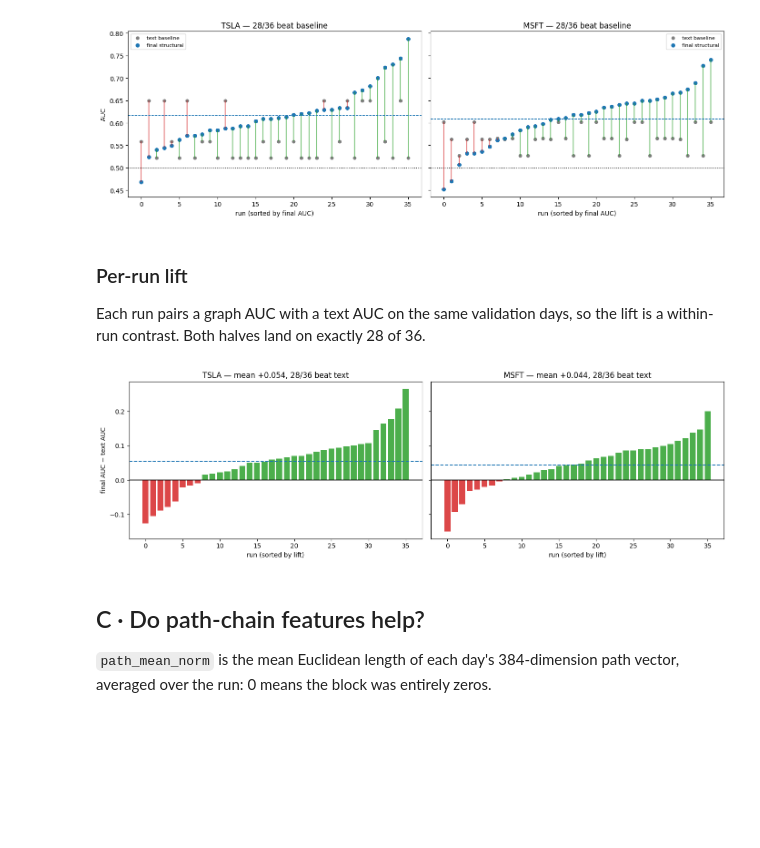
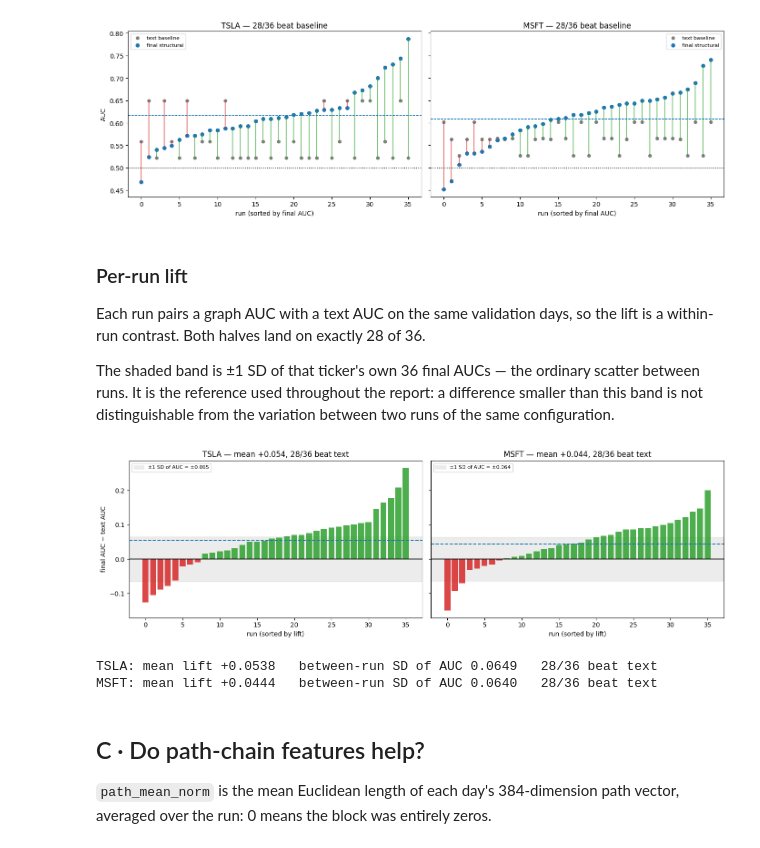
Before and after one commit to jjfrackowiak/finance-kg-builder, a Jupyter notebook: analysis/tsla_msft36_2026-08-14/report.ipynb, the cells around one changed output. Drawn from its saved outputs; the diff is of its cells as text; code cells hidden in the pictures; blank space fills up the shorter version.

```diff
--- a/analysis/tsla_msft36_2026-08-14/report.ipynb
+++ b/analysis/tsla_msft36_2026-08-14/report.ipynb
@@ -306,19 +306,34 @@ plt.tight_layout(); plt.show()
 
 Each run pairs a graph AUC with a text AUC on the same validation days, so the lift is a
 within-run contrast. Both halves land on exactly 28 of 36.
+
+The shaded band is ±1 SD of that ticker's own 36 final AUCs — the ordinary scatter between
+runs. It is the reference used throughout the report: a difference smaller than this band
+is not distinguishable from the variation between two runs of the same configuration.
 # %%
 fig, axes = plt.subplots(1, 2, figsize=(14, 4.4), sharey=True)
 for ax, t in zip(axes, TICKERS):
-    d = runs[runs.ticker == t].delta.sort_values().reset_index(drop=True)
+    sub = runs[runs.ticker == t]
+    sd = sub.final_auc.std()                      # between-run SD of AUC
+    d = sub.delta.sort_values().reset_index(drop=True)
+    ax.axhspan(-sd, sd, color="gray", alpha=.15, label=f"±1 SD of AUC = ±{sd:.3f}")
     ax.bar(d.index, d, color=np.where(d > 0, "tab:green", "tab:red"), alpha=.85)
     ax.axhline(0, color="k", lw=1.2)
     ax.axhline(d.mean(), ls="--", lw=1.4)
-    ax.set_title(f"{t} — mean {d.mean():+.3f}, {int((d>0).sum())}/36 beat text")
+    ax.set_title(f"{t} — mean {d.mean():+.3f}, {int((d > 0).sum())}/36 beat text")
     ax.set_xlabel("run (sorted by lift)")
+    ax.legend(fontsize=8, loc="upper left")
 axes[0].set_ylabel("final AUC − text AUC")
 plt.tight_layout(); plt.show()
+
+for t in TICKERS:
+    sub = runs[runs.ticker == t]
+    print(f"{t}: mean lift {sub.delta.mean():+.4f}   between-run SD of AUC "
+          f"{sub.final_auc.std():.4f}   {int((sub.delta > 0).sum())}/36 beat text")
 # %% [output]
-[figure, old version]
+[figure, new version]
+TSLA: mean lift +0.0538   between-run SD of AUC 0.0649   28/36 beat text
+MSFT: mean lift +0.0444   between-run SD of AUC 0.0640   28/36 beat text
 # %% [markdown]
 ## C · Do path-chain features help?
 
```
Also changed, not shown: 1 other file.
